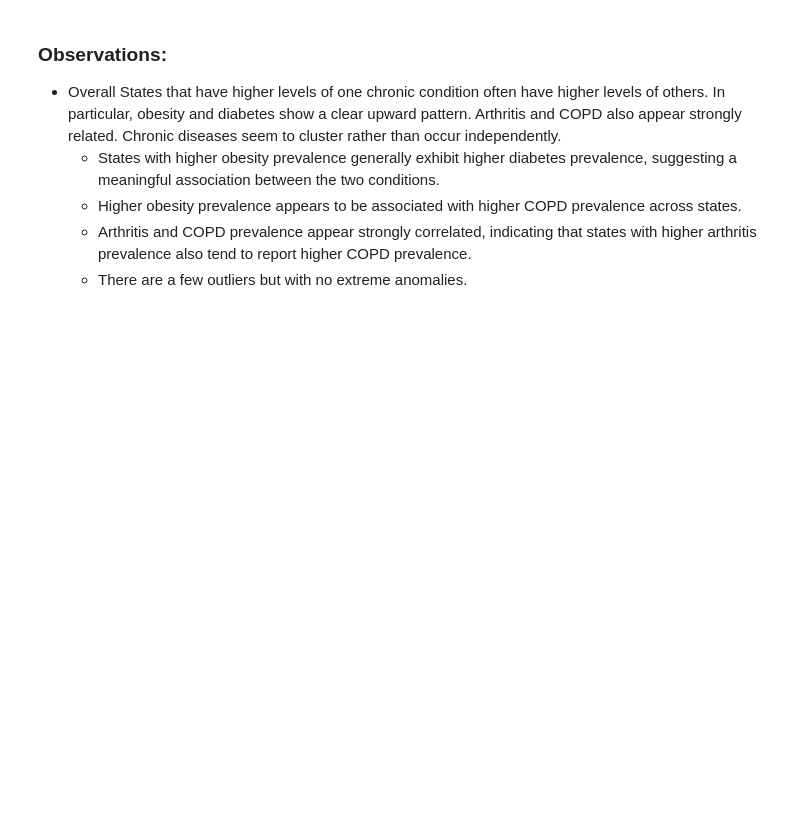
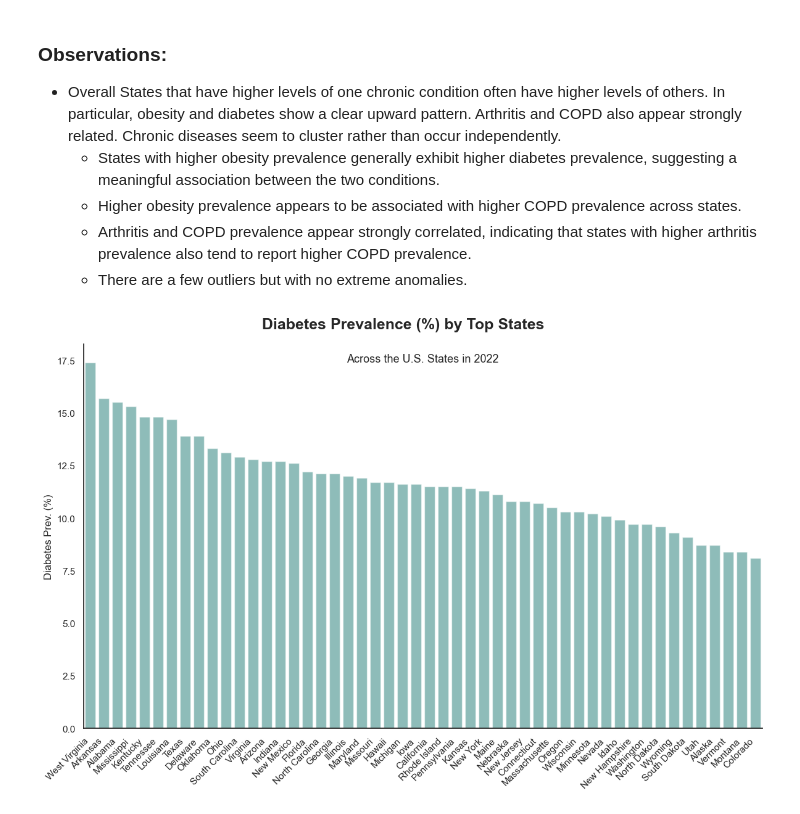
Before and after one commit to duhoang920/siads_593_milestone_1, a Jupyter notebook: mf_main.ipynb, the cells around one changed output. Cells and saved outputs as stored; diff of their text form; code cells hidden in the pictures; blank space fills up the shorter version.

Commit message:
Vis Function Update
Vis Function Update

```diff
--- a/mf_main.ipynb
+++ b/mf_main.ipynb
@@ -279,0 +253,11 @@ df.columns
+# %%
+# Function to create a barchart showing the chronic disease prevalence across top states
+
+plot_state_prevalence(
+    df,
+    value_col="Diabetes Prev (%)",
+    feature="Diabetes",
+    top_n=50
+)
+# %% [output]
+[figure, added]
```
Also changed, not shown: parts of 9 cells of this notebook, 2 other files.
